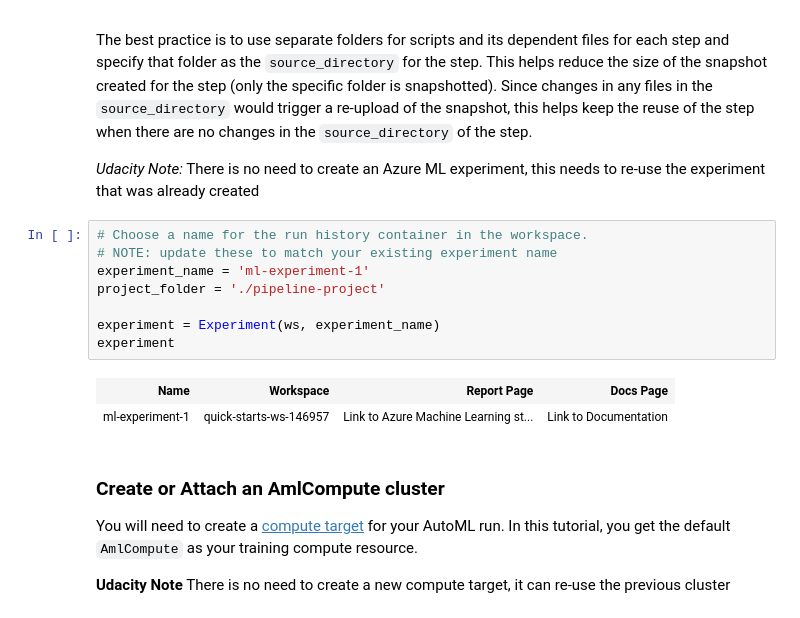
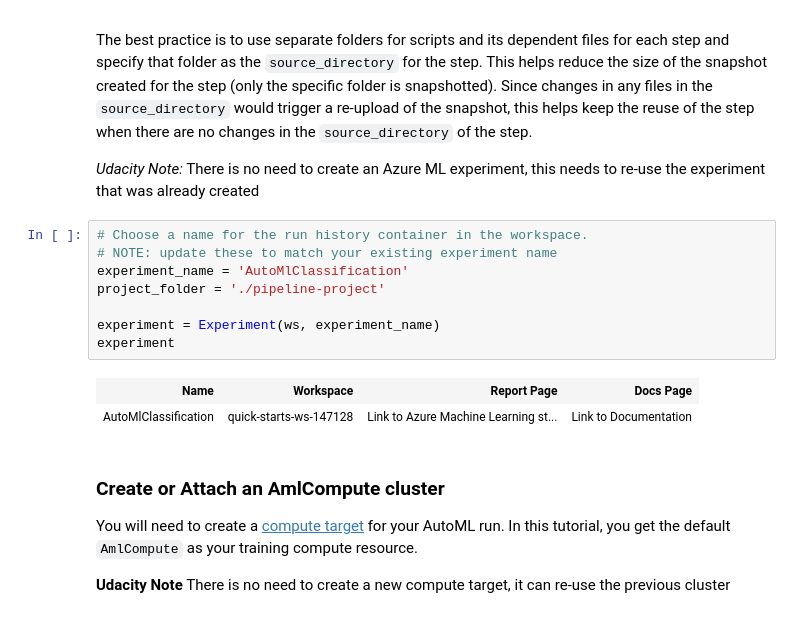
Before and after one commit to yash256/nd00333_AZMLND_C2, a Jupyter notebook: starter_files/aml-pipelines-with-automated-machine-learning-step.ipynb, the cells around one changed output. Saved outputs shown, nothing was run; the diff lists cells and outputs as text.

```diff
--- a/starter_files/aml-pipelines-with-automated-machine-learning-step.ipynb
+++ b/starter_files/aml-pipelines-with-automated-machine-learning-step.ipynb
@@ -71,14 +67,14 @@ The best practice is to use separate folders for scripts and its dependent files
 # %%
 # Choose a name for the run history container in the workspace.
 # NOTE: update these to match your existing experiment name
-experiment_name = 'ml-experiment-1'
+experiment_name = 'AutoMlClassification'
 project_folder = './pipeline-project'
 
 experiment = Experiment(ws, experiment_name)
 experiment
 # %% [output]
 | Name | Workspace | Report Page | Docs Page |
-| ml-experiment-1 | quick-starts-ws-146957 | Link to Azure Machine Learning st... | Link to Documentation |
+| AutoMlClassification | quick-starts-ws-147128 | Link to Azure Machine Learning st... | Link to Documentation |
 # %% [markdown]
 ### Create or Attach an AmlCompute cluster
 You will need to create a [compute target](https://docs.microsoft.com/azure/machine-learning/service/concept-azure-machine-learning-architecture#compute-target) for your AutoML run. In this tutorial, you get the default `AmlCompute` as your training compute resource.
```
Also changed, not shown: parts of 15 cells of this notebook, 5 other files.
